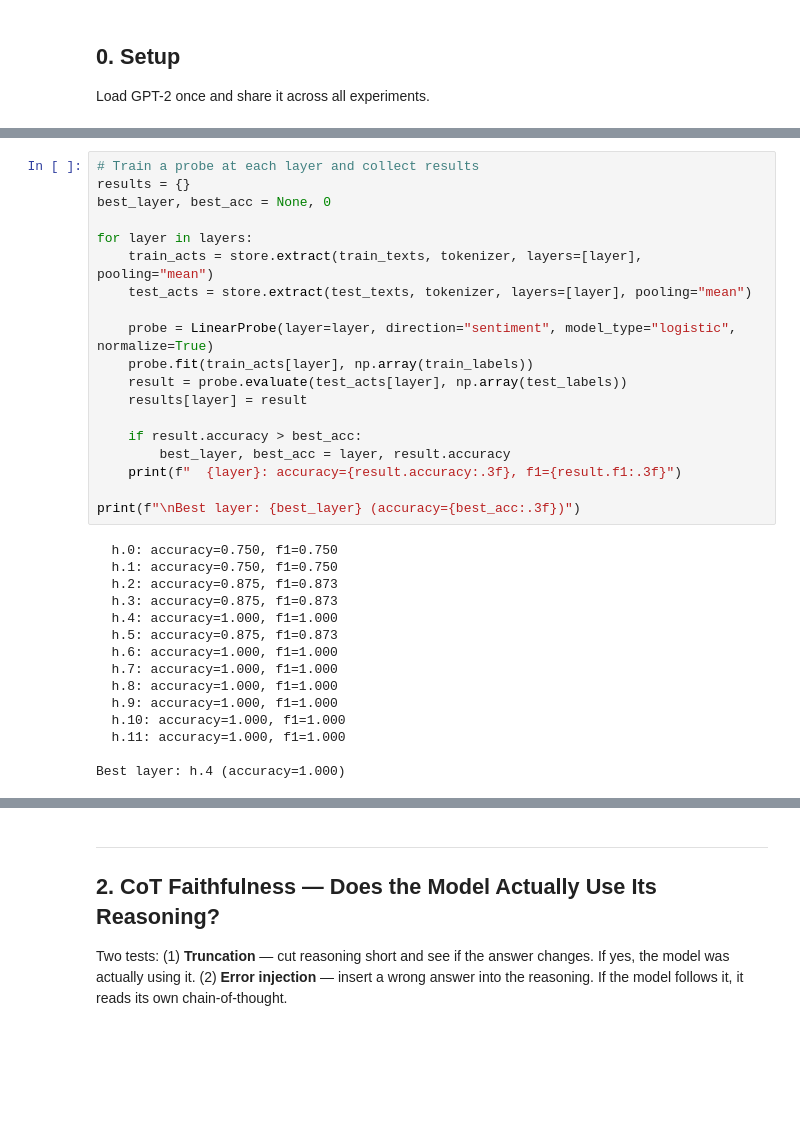
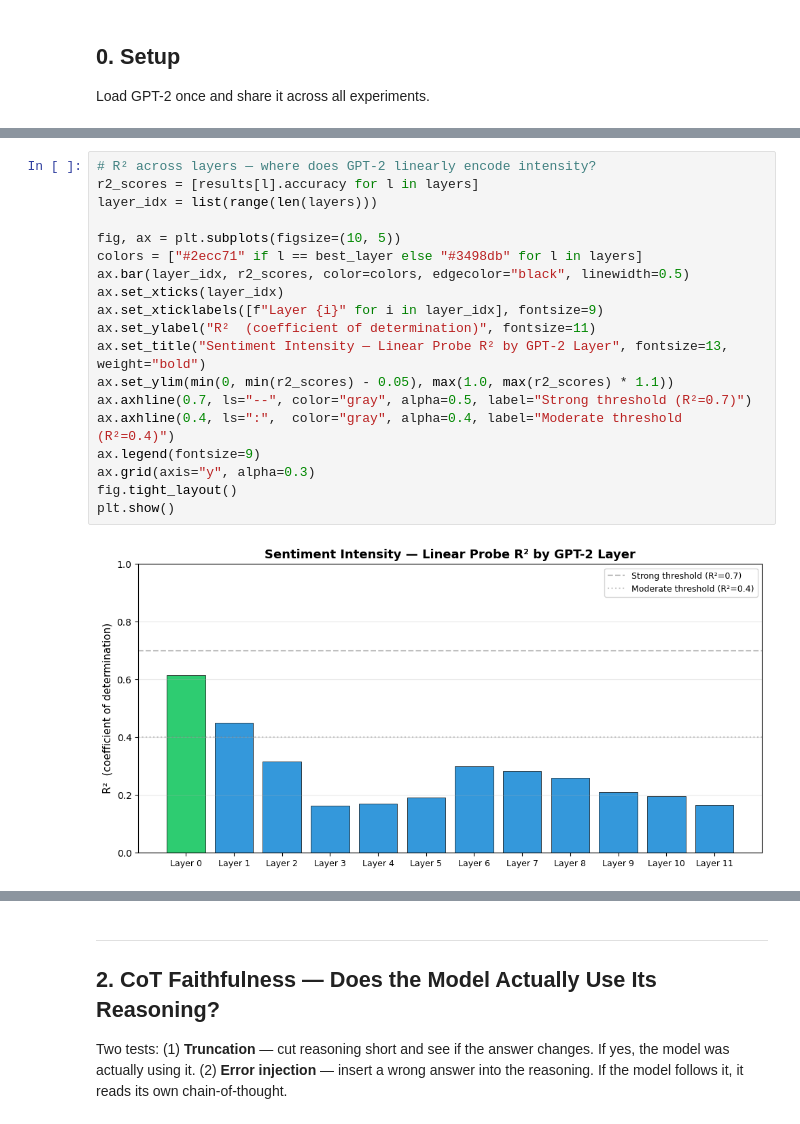
Before and after one commit to DSC-McMaster-U/glassbox-llms, a Jupyter notebook: notebooks/glassbox_demo.ipynb, the cells around one changed output, grey strips where cells are left out. Cells and saved outputs as stored; diff of their text form; blank space fills up the shorter version.

```diff
--- a/notebooks/glassbox_demo.ipynb
+++ b/notebooks/glassbox_demo.ipynb
@@ -109,35 +142,22 @@ Data: 16 train, 8 test | Layers: ['h.0', 'h.1', 'h.2', 'h.3', 'h.4', 'h.5', 'h.6
 # %%
-# Train a probe at each layer and collect results
-results = {}
-best_layer, best_acc = None, 0
+# R² across layers — where does GPT-2 linearly encode intensity?
+r2_scores = [results[l].accuracy for l in layers]
+layer_idx = list(range(len(layers)))
 
-for layer in layers:
-    train_acts = store.extract(train_texts, tokenizer, layers=[layer], pooling="mean")
-    test_acts = store.extract(test_texts, tokenizer, layers=[layer], pooling="mean")
-
-    probe = LinearProbe(layer=layer, direction="sentiment", model_type="logistic", normalize=True)
-    probe.fit(train_acts[layer], np.array(train_labels))
-    result = probe.evaluate(test_acts[layer], np.array(test_labels))
-    results[layer] = result
-
-    if result.accuracy > best_acc:
-        best_layer, best_acc = layer, result.accuracy
-    print(f"  {layer}: accuracy={result.accuracy:.3f}, f1={result.f1:.3f}")
-
-print(f"\nBest layer: {best_layer} (accuracy={best_acc:.3f})")
+fig, ax = plt.subplots(figsize=(10, 5))
+colors = ["#2ecc71" if l == best_layer else "#3498db" for l in layers]
+ax.bar(layer_idx, r2_scores, color=colors, edgecolor="black", linewidth=0.5)
+ax.set_xticks(layer_idx)
+ax.set_xticklabels([f"Layer {i}" for i in layer_idx], fontsize=9)
+ax.set_ylabel("R²  (coefficient of determination)", fontsize=11)
+ax.set_title("Sentiment Intensity — Linear Probe R² by GPT-2 Layer", fontsize=13, weight="bold")
+ax.set_ylim(min(0, min(r2_scores) - 0.05), max(1.0, max(r2_scores) * 1.1))
+ax.axhline(0.7, ls="--", color="gray", alpha=0.5, label="Strong threshold (R²=0.7)")
+ax.axhline(0.4, ls=":",  color="gray", alpha=0.4, label="Moderate threshold (R²=0.4)")
+ax.legend(fontsize=9)
+ax.grid(axis="y", alpha=0.3)
+fig.tight_layout()
+plt.show()
 # %% [output]
-  h.0: accuracy=0.750, f1=0.750
-  h.1: accuracy=0.750, f1=0.750
-  h.2: accuracy=0.875, f1=0.873
-  h.3: accuracy=0.875, f1=0.873
-  h.4: accuracy=1.000, f1=1.000
-  h.5: accuracy=0.875, f1=0.873
-  h.6: accuracy=1.000, f1=1.000
-  h.7: accuracy=1.000, f1=1.000
-  h.8: accuracy=1.000, f1=1.000
-  h.9: accuracy=1.000, f1=1.000
-  h.10: accuracy=1.000, f1=1.000
-  h.11: accuracy=1.000, f1=1.000
-
-Best layer: h.4 (accuracy=1.000)
+[figure, added]
 # %%
```
Also changed, not shown: parts of 5 cells of this notebook.
